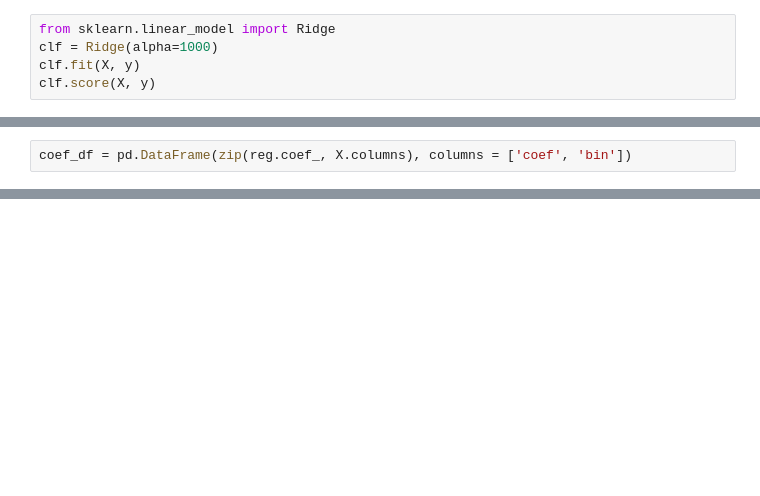
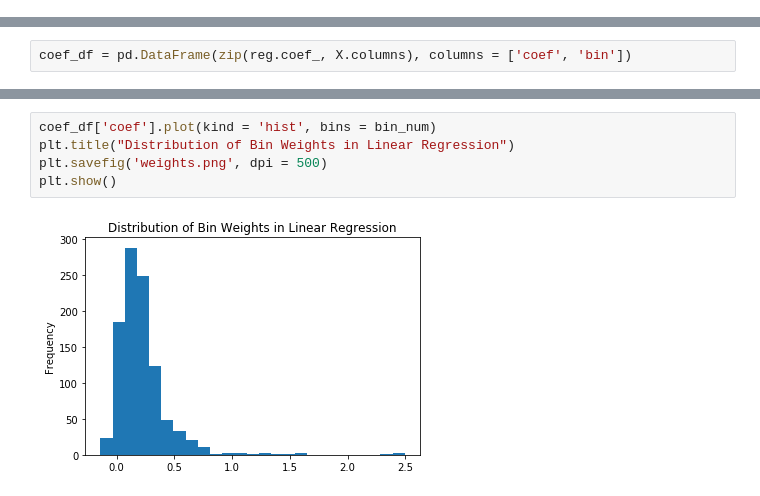
Before and after one commit to monicalashay/Database-Management-Project, a Jupyter notebook: Binning.ipynb, the cells around one changed output, grey strips where cells are left out. Saved outputs shown, nothing was run; the diff lists cells and outputs as text; blank space fills up the shorter version.

```diff
--- a/Binning.ipynb
+++ b/Binning.ipynb
@@ -131,5 +57,0 @@ reg.score(X, y)
-# %%
-from sklearn.linear_model import Ridge
-clf = Ridge(alpha=1000)
-clf.fit(X, y)
-clf.score(X, y)
@@ -164 +92,8 @@ len(coef_df[coef_df.coef >  0])
+# %%
+coef_df['coef'].plot(kind = 'hist', bins = bin_num)
+plt.title("Distribution of Bin Weights in Linear Regression")
+plt.savefig('weights.png', dpi = 500)
+plt.show()
+# %% [output]
+[figure, added]
 # %%
```
Also changed, not shown: parts of 28 cells of this notebook, 3 other files.
